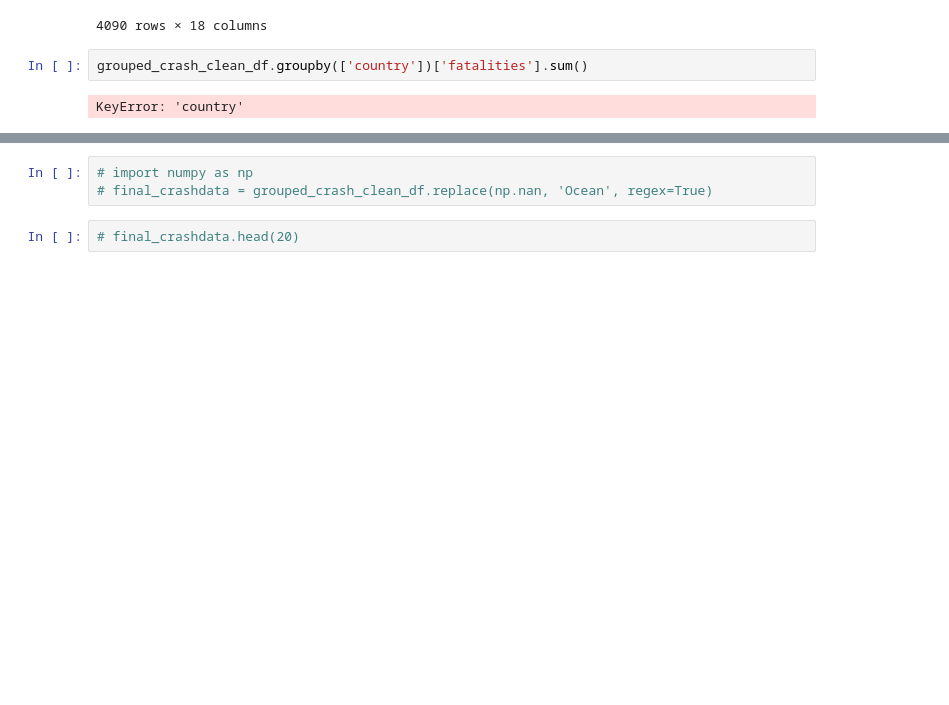
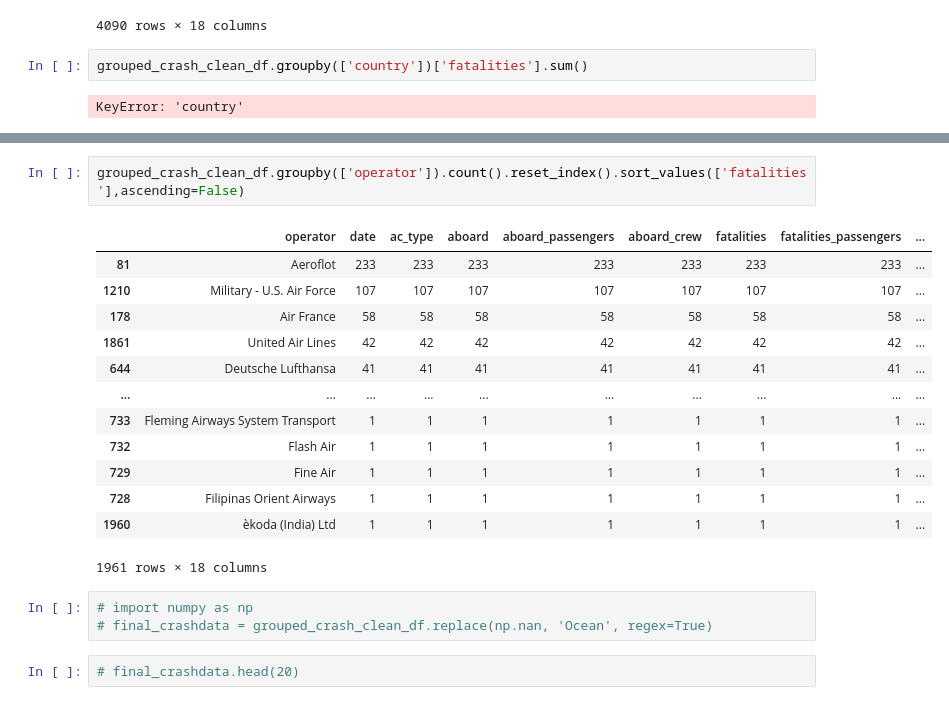
Before and after one commit to daysthroughcode/DAB-Project-2, a Jupyter notebook: cleaning_1.ipynb, the cells around one changed output, grey strips where cells are left out. Cells and saved outputs as stored; diff of their text form; blank space fills up the shorter version.

```diff
--- a/cleaning_1.ipynb
+++ b/cleaning_1.ipynb
@@ -325,3 +309,19 @@ grouped_crash_clean_df
+# %%
+grouped_crash_clean_df.groupby(['operator']).count().reset_index().sort_values(['fatalities'],ascending=False)
+# %% [output]
+|  | operator | date | ac_type | aboard | aboard_passengers | aboard_crew | fatalities | fatalities_passengers | ... |
+| 81 | Aeroflot | 233 | 233 | 233 | 233 | 233 | 233 | 233 | ... |
+| 1210 | Military - U.S. Air Force | 107 | 107 | 107 | 107 | 107 | 107 | 107 | ... |
+| 178 | Air France | 58 | 58 | 58 | 58 | 58 | 58 | 58 | ... |
+| 1861 | United Air Lines | 42 | 42 | 42 | 42 | 42 | 42 | 42 | ... |
+| 644 | Deutsche Lufthansa | 41 | 41 | 41 | 41 | 41 | 41 | 41 | ... |
+| ... | ... | ... | ... | ... | ... | ... | ... | ... | ... |
+| 733 | Fleming Airways System Transport | 1 | 1 | 1 | 1 | 1 | 1 | 1 | ... |
+| 732 | Flash Air | 1 | 1 | 1 | 1 | 1 | 1 | 1 | ... |
+| 729 | Fine Air | 1 | 1 | 1 | 1 | 1 | 1 | 1 | ... |
+| 728 | Filipinas Orient Airways | 1 | 1 | 1 | 1 | 1 | 1 | 1 | ... |
+| 1960 | èkoda (India) Ltd | 1 | 1 | 1 | 1 | 1 | 1 | 1 | ... |
+1961 rows × 18 columns
 # %%
 # import numpy as np
 # final_crashdata = grouped_crash_clean_df.replace(np.nan, 'Ocean', regex=True)
```
Also changed, not shown: parts of 1 cell of this notebook, 5 other files.
